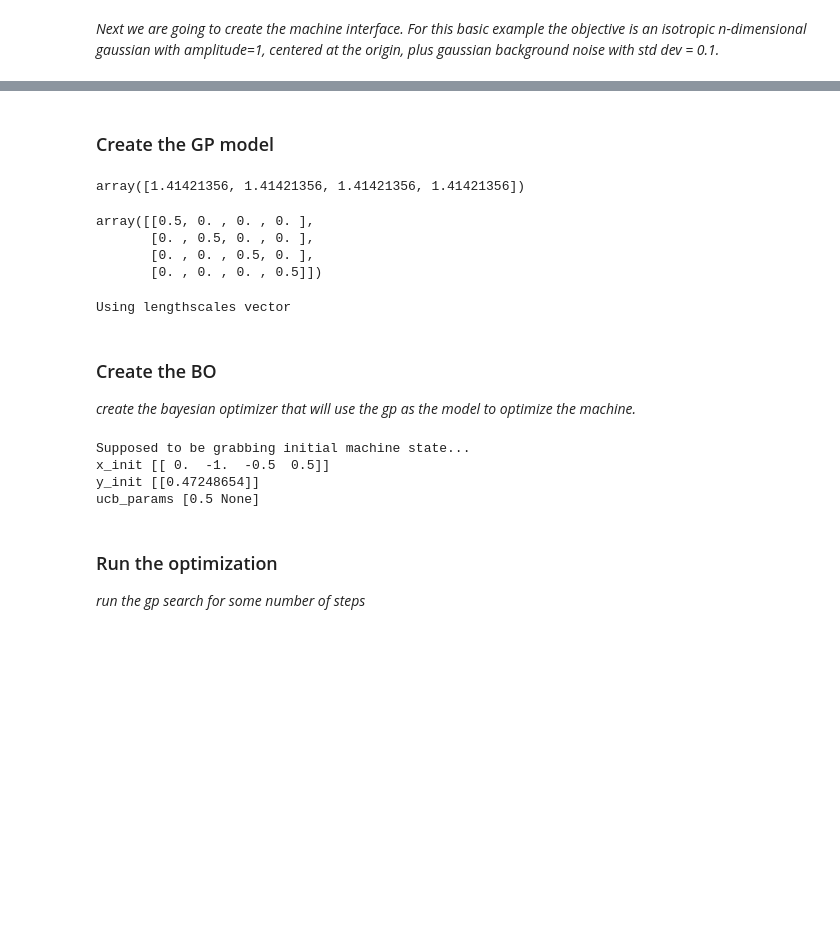
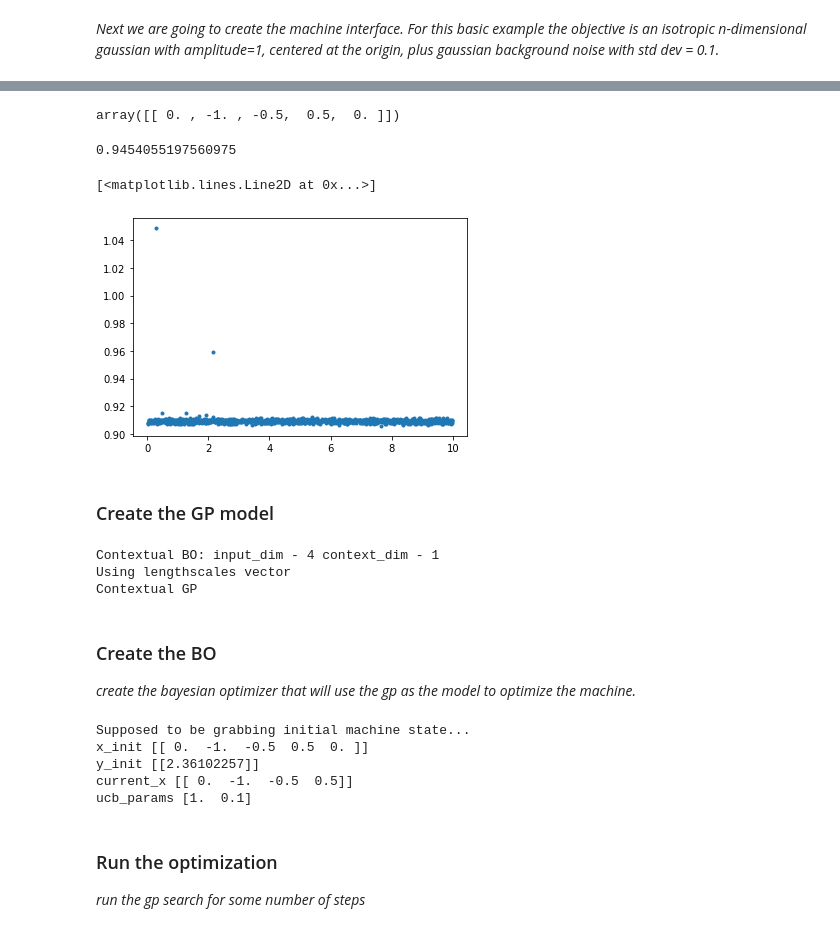
Before and after one commit to wlin6927/Bayesian-optimization-using-Gaussian-Process, a Jupyter notebook: Plug_and_play-basic example.ipynb, the cells around one changed output, grey strips where cells are left out. Saved outputs shown, nothing was run; the diff lists cells and outputs as text; code cells hidden in the pictures; blank space fills up the shorter version.

```diff
--- a/Plug_and_play-basic example.ipynb
+++ b/Plug_and_play-basic example.ipynb
@@ -84,14 +86,21 @@ np.std(y)
+# %%
+x
+# %% [output]
+array([[ 0. , -1. , -0.5,  0.5,  0. ]])
+# %%
+y[0][0]
+# %% [output]
+0.9454055197560975
+# %%
+X = np.random.uniform(0,10,(1000,4))
+y = []
+for i in range(X.shape[0]):
+    mi.setX(X[i])
+    y.append(mi.getState()[1][0][0])
+# %%
+plt.plot(X[:,0],y,'o',markersize=3)
+# %% [output]
+[<matplotlib.lines.Line2D at 0x...>]
+[figure, added]
 # %% [markdown]
 ### Create the GP model
-# %%
-ls = np.array(np.diag(gp_precisionmat)**(-0.5))
-ls
-# %% [output]
-array([1.41421356, 1.41421356, 1.41421356, 1.41421356])
-# %%
-np.diag(ls**(-2))
-# %% [output]
-array([[0.5, 0. , 0. , 0. ],
-       [0. , 0.5, 0. , 0. ],
-       [0. , 0. , 0.5, 0. ],
-       [0. , 0. , 0. , 0.5]])
@@ -98,9 +110,11 @@ array([[0.5, 0. , 0. , 0. ],
 # %%
 ndim = len(dev_ids)
-hyperparams = {'scale': ls, 'amplitude_covar': gp_amp, 'noise_variance': gp_noise_variance}
-gp = OGP(ndim, hyperparams,covar = 'MATERN32')
+hyperparams = {'scale': ls, 'amplitude_covar': gp_amp, 'noise_variance': 0.01}
+gp = OGP(ndim, len(ls), hyperparams)
 # %% [output]
+Contextual BO: input_dim - 4 context_dim - 1
 Using lengthscales vector
+Contextual GP
 # %% [markdown]
 ### Create the BO
 *create the bayesian optimizer that will use the gp as the model to optimize the machine.*
@@ -109,12 +123,14 @@ bounds = np.array([[-5.,5.],[-5.,5.],[-5.,5.],[-5.,5.]])
 # %%
-opt = BayesOpt(gp, mi, acq_func="UCB", bounds = bounds, init_sample = 10, start_dev_vals = mi.x, dev_ids = dev_ids)
-opt.ucb_params = np.array([0.5,None]) #set the acquisition function parameters
+opt = BayesOpt(gp, mi, acq_func="UCB", bounds = bounds, init_sample = 50, optmethod='l-bfgs-b', \
+               useContext = True, start_dev_vals = mi.x, dev_ids = dev_ids)
+opt.ucb_params = np.array([1.0,0.1]) #set the acquisition function parameters
 print('ucb_params',opt.ucb_params)
 # %% [output]
 Supposed to be grabbing initial machine state...
-x_init [[ 0.  -1.  -0.5  0.5]]
-y_init [[0.47248654]]
-ucb_params [0.5 None]
+x_init [[ 0.  -1.  -0.5  0.5  0. ]]
+y_init [[2.36102257]]
+current_x [[ 0.  -1.  -0.5  0.5]]
+ucb_params [1.  0.1]
 # %% [markdown]
 <a id="ch1"></a>
 ### Run the optimization
```
Also changed, not shown: parts of 9 cells of this notebook, 4 other files.
